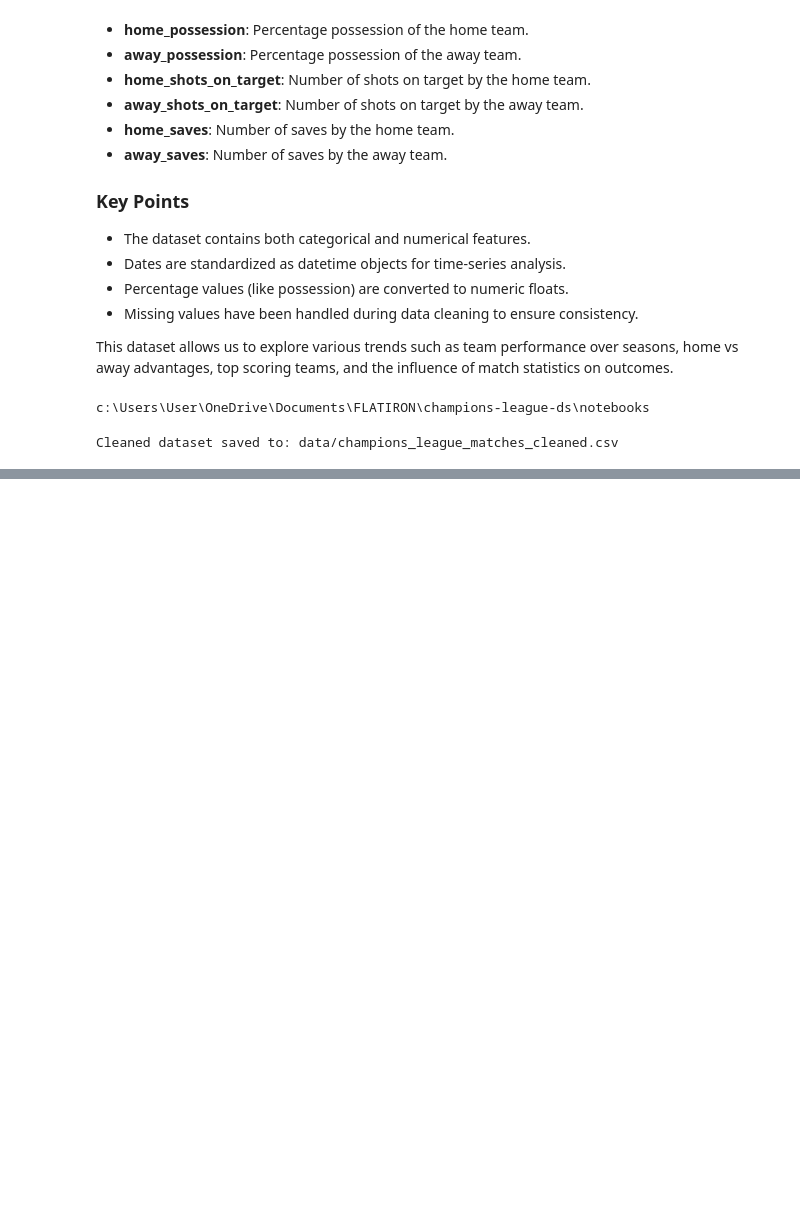
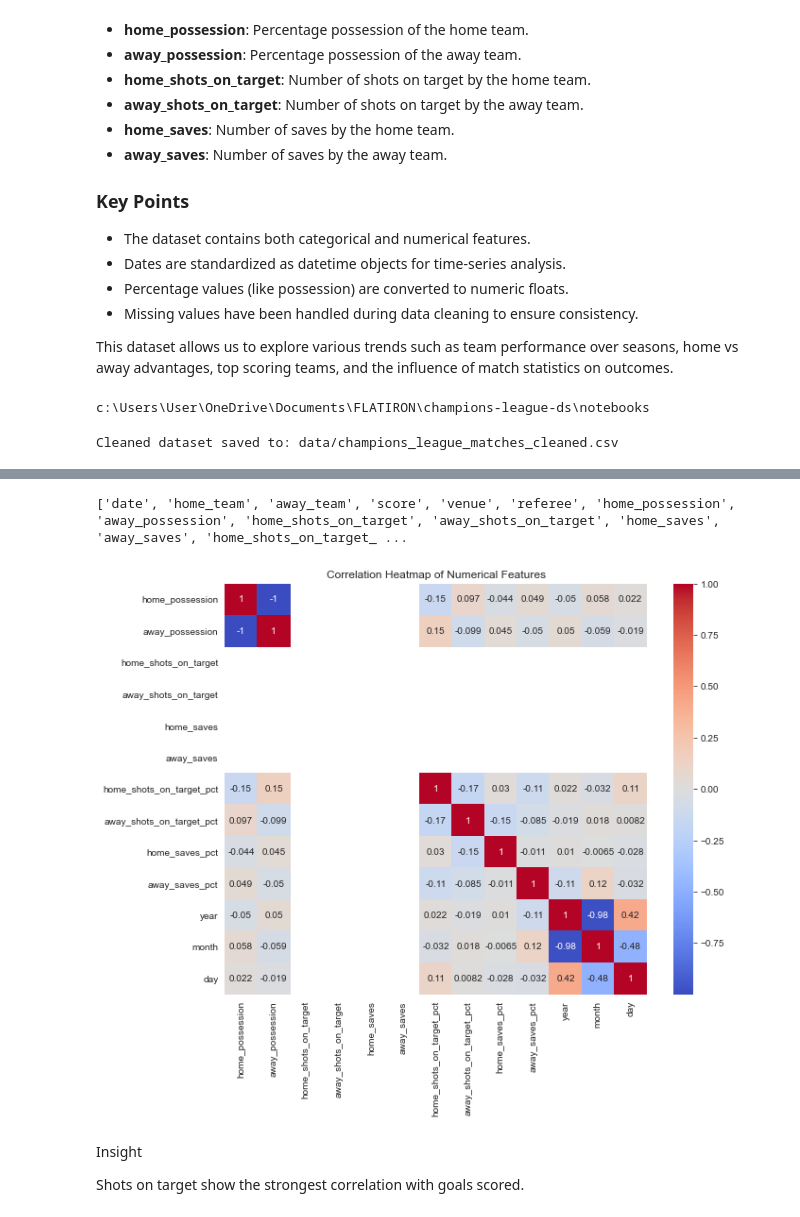
Before and after one commit to tonny001-rgb/champions-league-ds, a Jupyter notebook: notebooks/01_eda.ipynb, the cells around one changed output, grey strips where cells are left out. Saved outputs shown, nothing was run; the diff lists cells and outputs as text; code cells hidden in the pictures; blank space fills up the shorter version.

```diff
--- a/notebooks/01_eda.ipynb
+++ b/notebooks/01_eda.ipynb
@@ -445,0 +514,4 @@ Cleaned dataset saved to: data/champions_league_matches_cleaned.csv
+# %%
+print(df.columns.tolist())
+# %% [output]
+['date', 'home_team', 'away_team', 'score', 'venue', 'referee', 'home_possession', 'away_possession', 'home_shots_on_target', 'away_shots_on_target', 'home_saves', 'away_saves', 'home_shots_on_target_ ...
@@ -445,0 +533,21 @@ Cleaned dataset saved to: data/champions_league_matches_cleaned.csv
+# %%
+# Select only numeric columns automatically
+numeric_df = df.select_dtypes(include='number')
+
+# Compute correlation
+corr = numeric_df.corr()
+
+# Plot heatmap
+import seaborn as sns
+import matplotlib.pyplot as plt
+
+plt.figure(figsize=(10, 8))
+sns.heatmap(corr, annot=True, cmap='coolwarm')
+plt.title("Correlation Heatmap of Numerical Features")
+plt.show()
+# %% [output]
+[figure, added]
+# %% [markdown]
+Insight
+
+Shots on target show the strongest correlation with goals scored.
```
Also changed, not shown: parts of 21 cells of this notebook.
